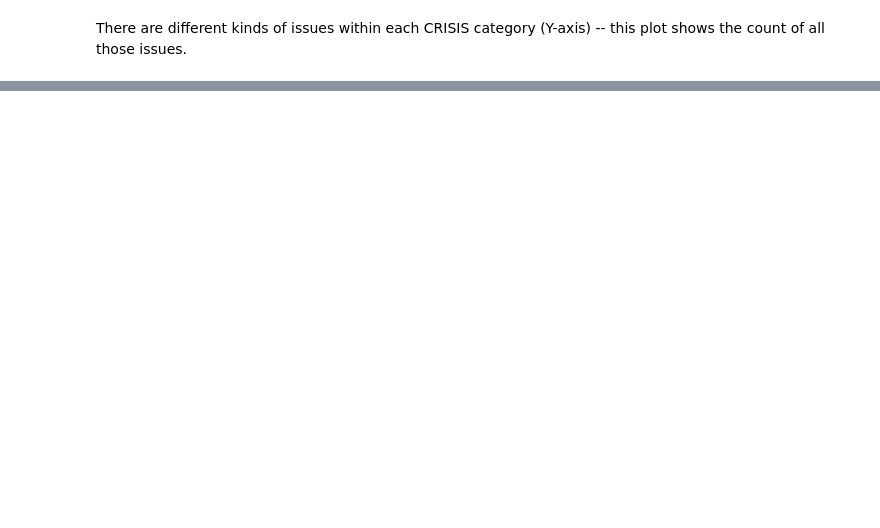
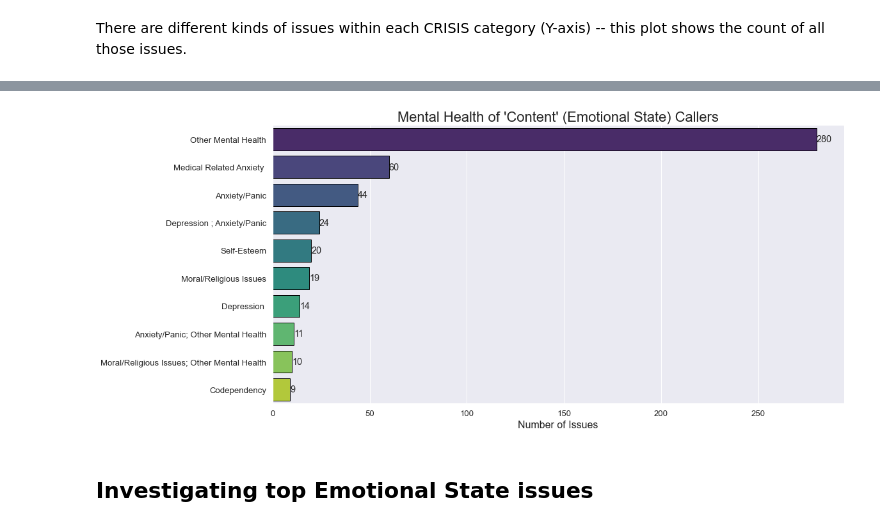
Before and after one commit to NSS-Data-Analytics-Cohort-6/fcs-crisis-data-campers, a Jupyter notebook: notebooks/FCS_project_datacampers.ipynb, the cells around one changed output, grey strips where cells are left out. Saved outputs shown, nothing was run; the diff lists cells and outputs as text; code cells hidden in the pictures; blank space fills up the shorter version.

```diff
--- a/notebooks/FCS_project_datacampers.ipynb
+++ b/notebooks/FCS_project_datacampers.ipynb
@@ -502,0 +758,4 @@ plt.title('Top 5 Emotional State Issues', fontsize=30);
+# %%
+content_mh = content['CRISIS Issues - Mental Health'].value_counts()[:10].sort_values(ascending=False)
+content_mh
+# Content callers: Other Mental Health tops the list, perhaps good?
@@ -502,0 +790,3 @@ plt.title('Top 5 Emotional State Issues', fontsize=30);
+# %%
+conval = pd.DataFrame({'Issue':content_mh.index, 'Count':content_mh.values})
+conval
@@ -502,0 +805,13 @@ plt.title('Top 5 Emotional State Issues', fontsize=30);
+# %%
+# Above plot but in seaborn
+plt.figure(figsize=(16, 8))
+sns.set(style="whitegrid")
+sns.set(font_scale=1.2)
+ax = sns.barplot(x=conval.Count, y=conval.Issue, data=conval,
+            palette=sns.color_palette('viridis', n_colors=10), edgecolor='black')
+ax.bar_label(ax.containers[0])
+plt.title("Mental Health of 'Content' (Emotional State) Callers", fontsize=22)
+plt.xlabel('Number of Issues', fontsize=16)
+plt.ylabel('');
+# %% [output]
+[figure, added]
@@ -502,0 +832,2 @@ plt.title('Top 5 Emotional State Issues', fontsize=30);
+# %% [markdown]
+## Investigating top Emotional State issues
```
Also changed, not shown: parts of 89 cells of this notebook.
